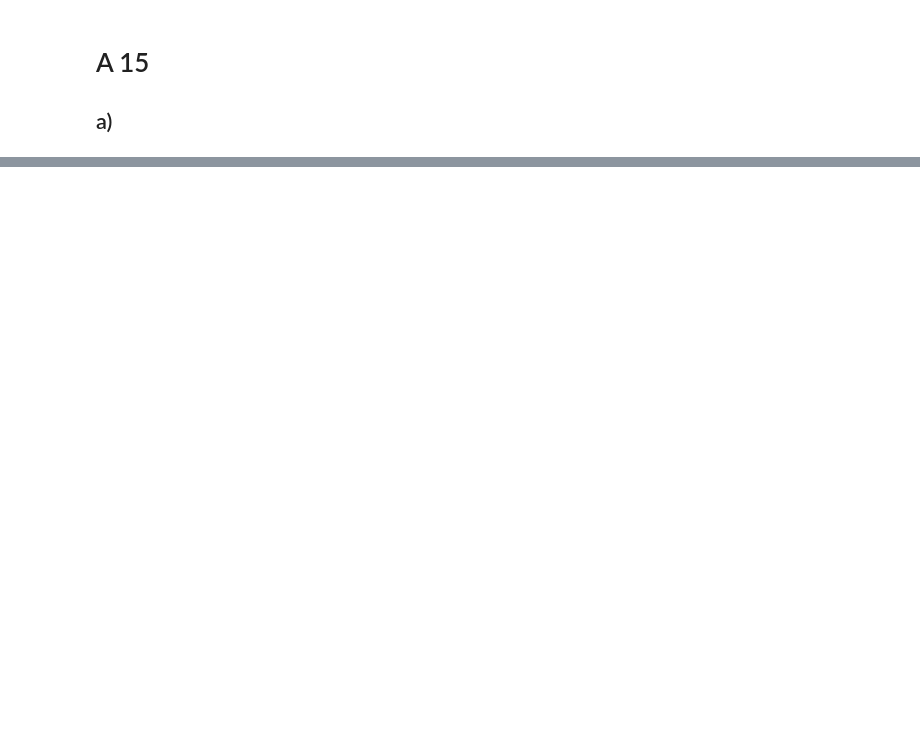
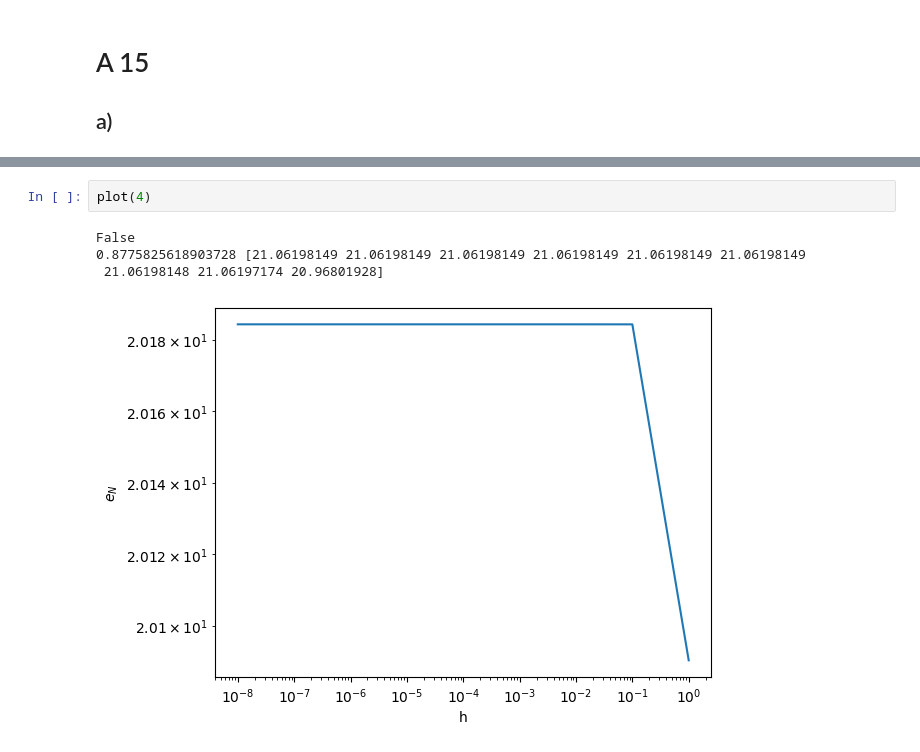
Before and after one commit to finndaut/24bnu, a Jupyter notebook: U05.ipynb, the cells around one changed output, grey strips where cells are left out. Saved outputs shown, nothing was run; the diff lists cells and outputs as text; blank space fills up the shorter version.

```diff
--- a/U05.ipynb
+++ b/U05.ipynb
@@ -51,0 +67,7 @@ for n in range(1, 7):
+# %%
+plot(4)
+# %% [output]
+False
+0.8775825618903728 [21.06198149 21.06198149 21.06198149 21.06198149 21.06198149 21.06198149
+ 21.06198148 21.06197174 20.96801928]
+[figure, added]
```
Also changed, not shown: parts of 6 cells of this notebook, 2 other files.
